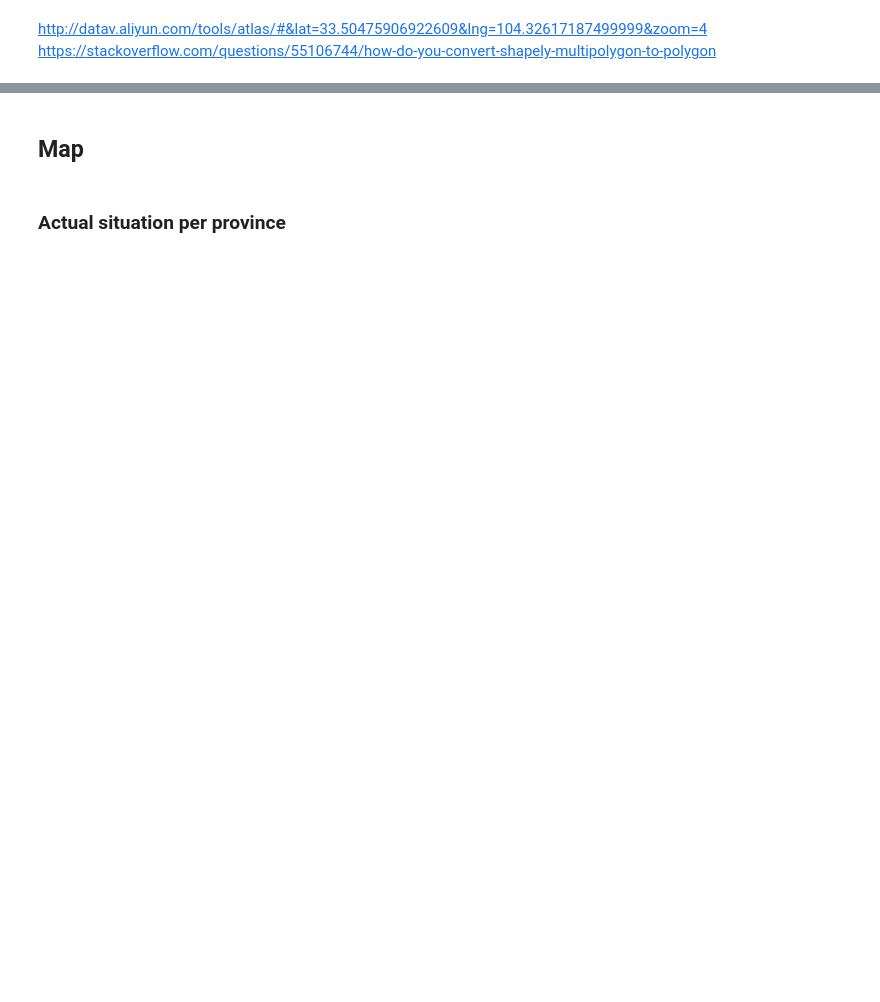
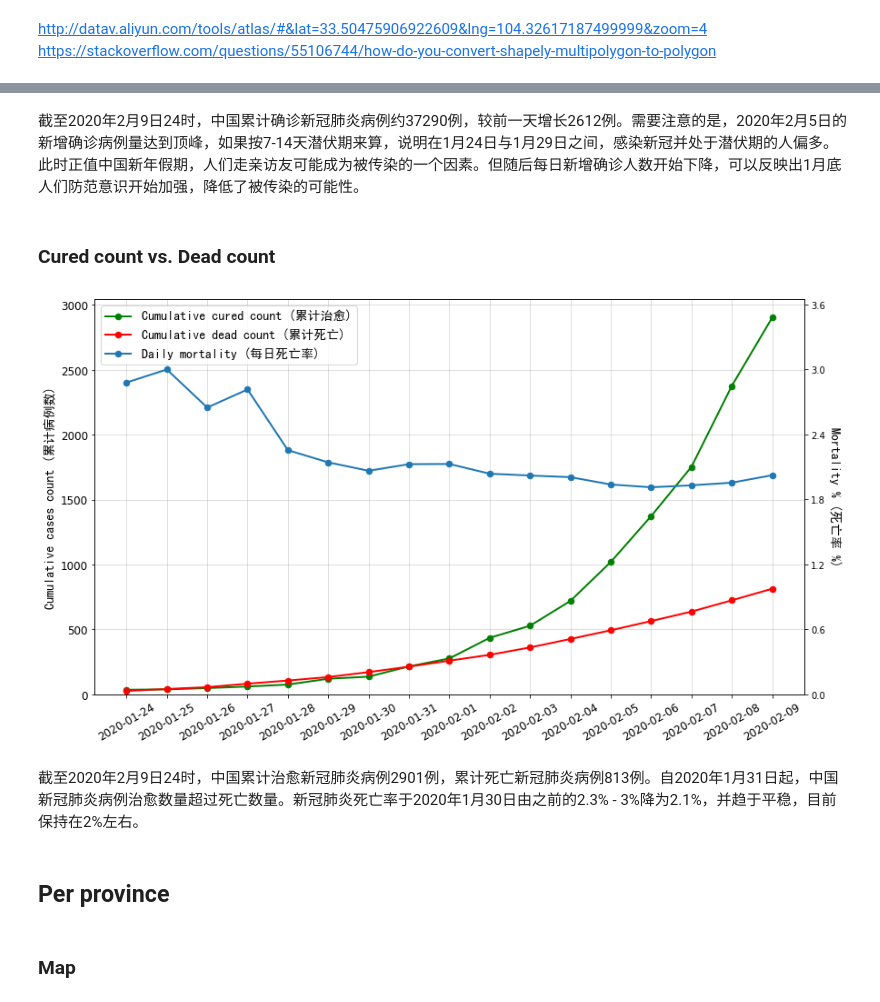
Before and after one commit to jingwen-z/python-playground, a Jupyter notebook: analysis/2019_nCoV/2019_nCoV.ipynb, the cells around one changed output, grey strips where cells are left out. Saved outputs shown, nothing was run; the diff lists cells and outputs as text; code cells hidden in the pictures; blank space fills up the shorter version.

```diff
--- a/analysis/2019_nCoV/2019_nCoV.ipynb
+++ b/analysis/2019_nCoV/2019_nCoV.ipynb
@@ -11,3 +25,8 @@ import branca.colormap as cm
 # %%
 data_df = pd.read_csv('DXYArea.csv')
+data_supplement = pd.read_csv('DXYArea_supplement.csv')
+data_df = data_df[data_df['provinceName'] != '西藏自治区']
+data_df = pd.concat([data_df, data_supplement]).reset_index(drop=True)
+
 china_gdf = geopandas.read_file('china_geo.json', driver='JSON')
+province_gdf = geopandas.read_file('province_geo.json', driver='JSON')
@@ -237,5 +398,60 @@ city_daily_last.head()
+# %% [markdown]
+截至2020年2月9日24时，中国累计确诊新冠肺炎病例约37290例，较前一天增长2612例。需要注意的是，2020年2月5日的新增确诊病例量达到顶峰，如果按7-14天潜伏期来算，说明在1月24日与1月29日之间，感染新冠并处于潜伏期的人偏多。此时正值中国新年假期，人们走亲访友可能成为被传染的一个因素。但随后每日新增确诊人数开始下降，可以反映出1月底人们防范意识开始加强，降低了被传染的可能性。
+# %% [markdown]
+### Cured count vs. Dead count
+# %%
+fig, ax = plt.subplots(nrows=1, ncols=1, figsize=(14, 8))
+
+line_cured, = ax.plot(china_daily_last.index,
+                      china_daily_last['province_curedCount'],
+                      color='green',
+                      linewidth=2,
+                      marker='.',
+                      markersize=13)
+
+line_dead, = ax.plot(china_daily_last.index,
+                     china_daily_last['province_deadCount'],
+                     color='red',
+                     linewidth=2,
+                     marker='.',
+                     markersize=13)
+
+ax.tick_params(labelsize=12)
+ax.set_xticklabels(china_daily_last.index, rotation=30)
+ax.set_ylim(bottom=0)
+ax.set_ylabel('Cumulative cases count (累计病例数)', size=12, fontproperties=fontP)
+
+ax.grid(which='major', alpha=0.5)
+
+ax_02 = ax.twinx()
+line_mortality_pct, = ax_02.plot(china_daily_last.index,
+                                 china_daily_last['mortality_pct'],
+                                 linewidth=2,
+                                 marker='.',
+                                 markersize=13)
+ax_02.set_xticks(china_daily_last.index)
+ax_02.set_xticklabels(china_daily_last.index, rotation=30)
+ax_02.set_ylim(bottom=0, top=3.65)
+ax_02.set_yticks(np.arange(0, 4, 0.6))
+ax_02.set_ylabel('Mortality % (死亡率 %)', rotation=270, labelpad=18, size=12, fontproperties=fontP)
+
+ax_02.xaxis.set_major_formatter(DATESFMT)
+
+ax_02.legend(handles=(line_cured, line_dead, line_mortality_pct),
+             fontsize=13,
+             prop=fontP,
+             labels=('Cumulative cured count (累计治愈)',
+                     'Cumulative dead count (累计死亡)',
+                     'Daily mortality (每日死亡率)'), loc=2)
+
+
+plt.show()
+# %% [output]
+[figure, added]
+# %% [markdown]
+截至2020年2月9日24时，中国累计治愈新冠肺炎病例2901例，累计死亡新冠肺炎病例813例。自2020年1月31日起，中国新冠肺炎病例治愈数量超过死亡数量。新冠肺炎死亡率于2020年1月30日由之前的2.3% - 3%降为2.1%，并趋于平稳，目前保持在2%左右。
+# %% [markdown]
+## Per province
 # %% [markdown]
-## Map
+### Map
-# %% [markdown]
-### Actual situation per province
 # %%
```
Also changed, not shown: parts of 27 cells of this notebook.
